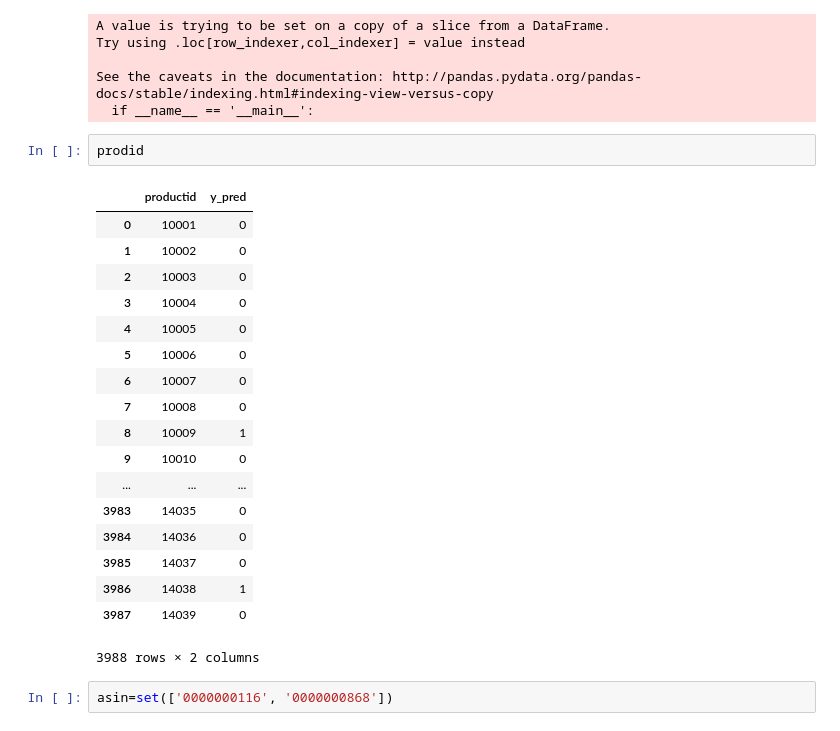
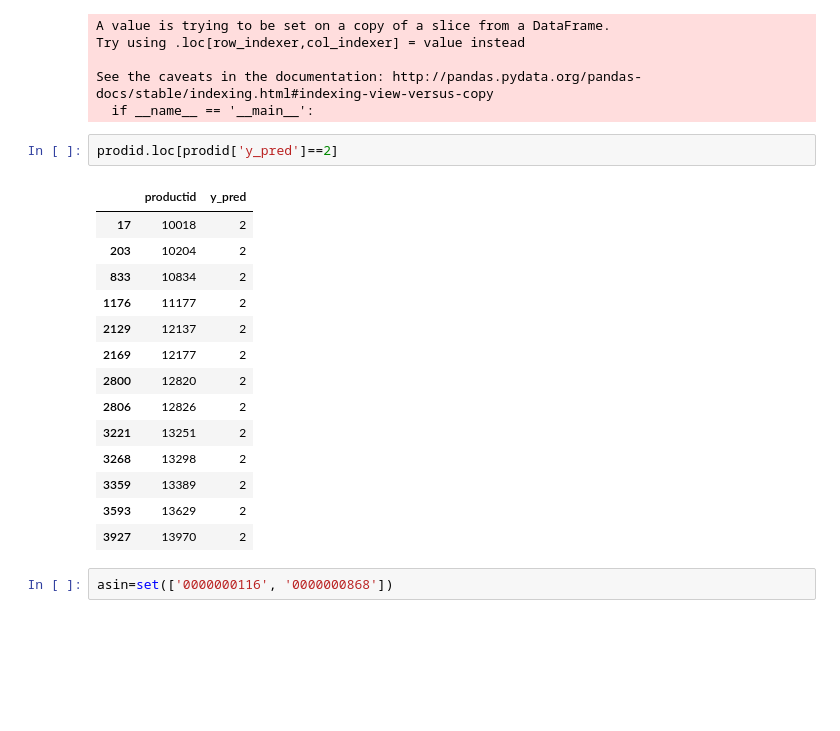
Before and after one commit to alexyanw/dse203-group-project, a Jupyter notebook: data_exploration/FunctionTesting.ipynb, the cells around one changed output. Cells and saved outputs as stored; diff of their text form; blank space fills up the shorter version.

```diff
--- a/data_exploration/FunctionTesting.ipynb
+++ b/data_exploration/FunctionTesting.ipynb
@@ -59,27 +59,23 @@ Try using .loc[row_indexer,col_indexer] = value instead
 
 See the caveats in the documentation: http://pandas.pydata.org/pandas-docs/stable/indexing.html#indexing-view-versus-copy
   if __name__ == '__main__':
-# %%
-prodid
-# %% [output]
-|  | productid | y_pred |
-| 0 | 10001 | 0 |
-| 1 | 10002 | 0 |
-| 2 | 10003 | 0 |
-| 3 | 10004 | 0 |
-| 4 | 10005 | 0 |
-| 5 | 10006 | 0 |
-| 6 | 10007 | 0 |
-| 7 | 10008 | 0 |
-| 8 | 10009 | 1 |
-| 9 | 10010 | 0 |
-| ... | ... | ... |
-| 3983 | 14035 | 0 |
-| 3984 | 14036 | 0 |
-| 3985 | 14037 | 0 |
-| 3986 | 14038 | 1 |
-| 3987 | 14039 | 0 |
-3988 rows × 2 columns
+# %%
+prodid.loc[prodid['y_pred']==2]
+# %% [output]
+|  | productid | y_pred |
+| 17 | 10018 | 2 |
+| 203 | 10204 | 2 |
+| 833 | 10834 | 2 |
+| 1176 | 11177 | 2 |
+| 2129 | 12137 | 2 |
+| 2169 | 12177 | 2 |
+| 2800 | 12820 | 2 |
+| 2806 | 12826 | 2 |
+| 3221 | 13251 | 2 |
+| 3268 | 13298 | 2 |
+| 3359 | 13389 | 2 |
+| 3593 | 13629 | 2 |
+| 3927 | 13970 | 2 |
 # %%
 asin=set(['0000000116', '0000000868'])
 # %%
```
Also changed, not shown: parts of 18 cells of this notebook.
